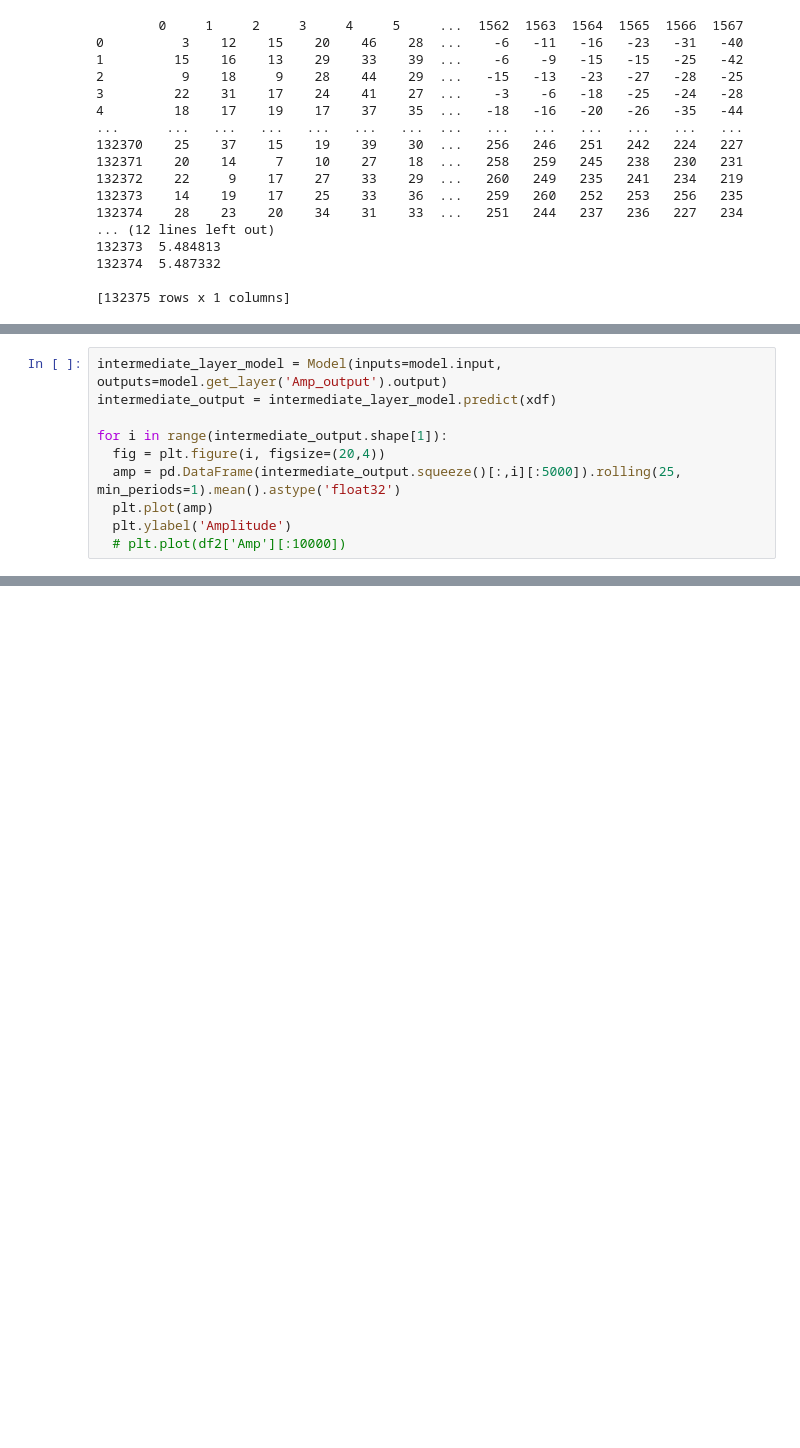
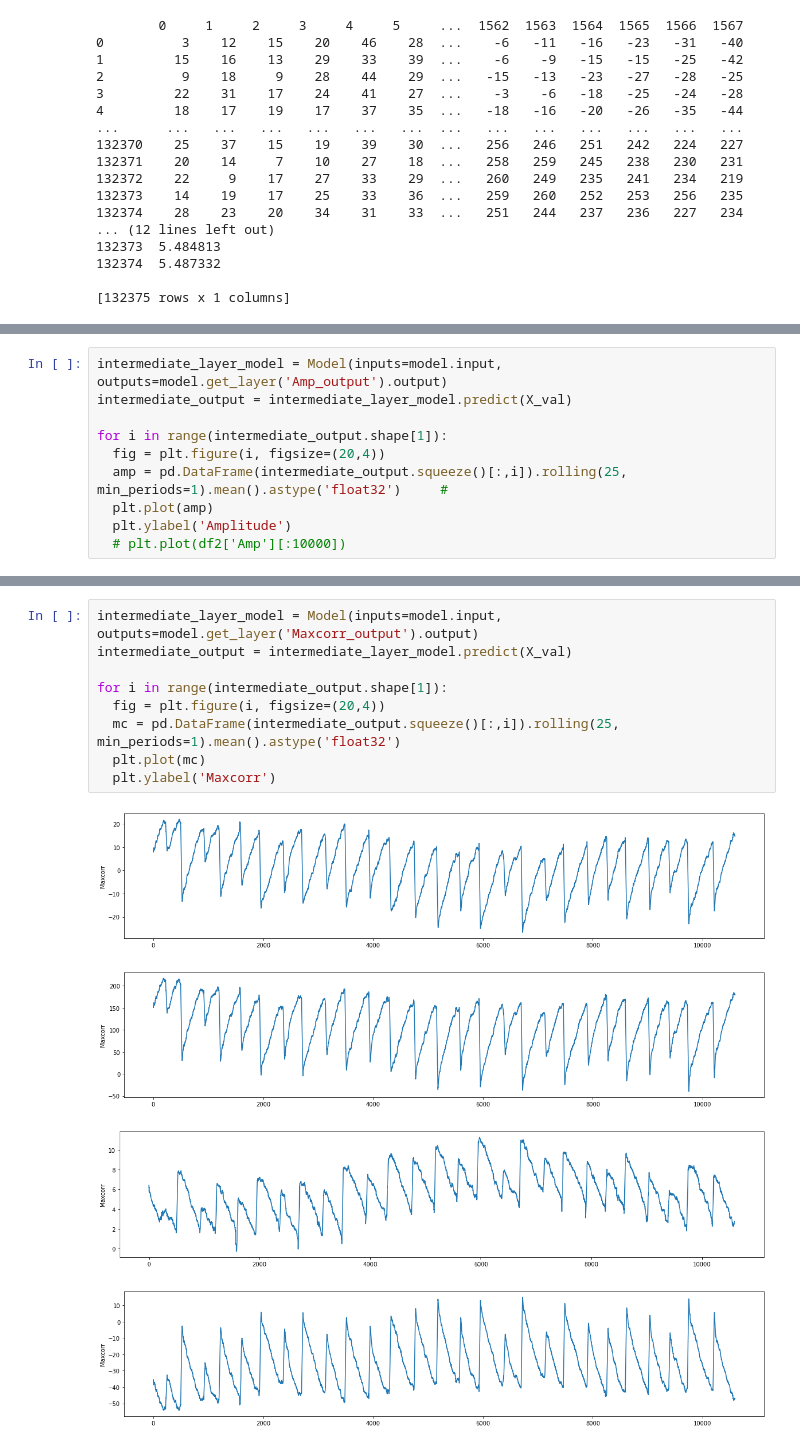
Before and after one commit to vrushaligirkar/Labquake-FeatureGen, a Jupyter notebook: Methods/ParamFormulae_ss.ipynb, the cells around one changed output, grey strips where cells are left out. Drawn from its saved outputs; the diff is of its cells as text; blank space fills up the shorter version.

```diff
--- a/Methods/ParamFormulae_ss.ipynb
+++ b/Methods/ParamFormulae_ss.ipynb
@@ -309,10 +384,10 @@ results_plot(3, y_test.values, y_predTest.values, 'Testing data', 'r')
 # %%
 intermediate_layer_model = Model(inputs=model.input, outputs=model.get_layer('Amp_output').output)
-intermediate_output = intermediate_layer_model.predict(xdf)
+intermediate_output = intermediate_layer_model.predict(X_val)
 
 for i in range(intermediate_output.shape[1]):
   fig = plt.figure(i, figsize=(20,4))
-  amp = pd.DataFrame(intermediate_output.squeeze()[:,i][:5000]).rolling(25, min_periods=1).mean().astype('float32')
+  amp = pd.DataFrame(intermediate_output.squeeze()[:,i]).rolling(25, min_periods=1).mean().astype('float32')     #
   plt.plot(amp)
   plt.ylabel('Amplitude')
   # plt.plot(df2['Amp'][:10000])
@@ -324,0 +400,14 @@ for i in range(intermediate_output.shape[1]):
+# %%
+intermediate_layer_model = Model(inputs=model.input, outputs=model.get_layer('Maxcorr_output').output)
+intermediate_output = intermediate_layer_model.predict(X_val)
+
+for i in range(intermediate_output.shape[1]):
+  fig = plt.figure(i, figsize=(20,4))
+  mc = pd.DataFrame(intermediate_output.squeeze()[:,i]).rolling(25, min_periods=1).mean().astype('float32')
+  plt.plot(mc)
+  plt.ylabel('Maxcorr')
+# %% [output]
+[figure, added]
+[figure, added]
+[figure, added]
+[figure, added]
```
Also changed, not shown: parts of 22 cells of this notebook.
